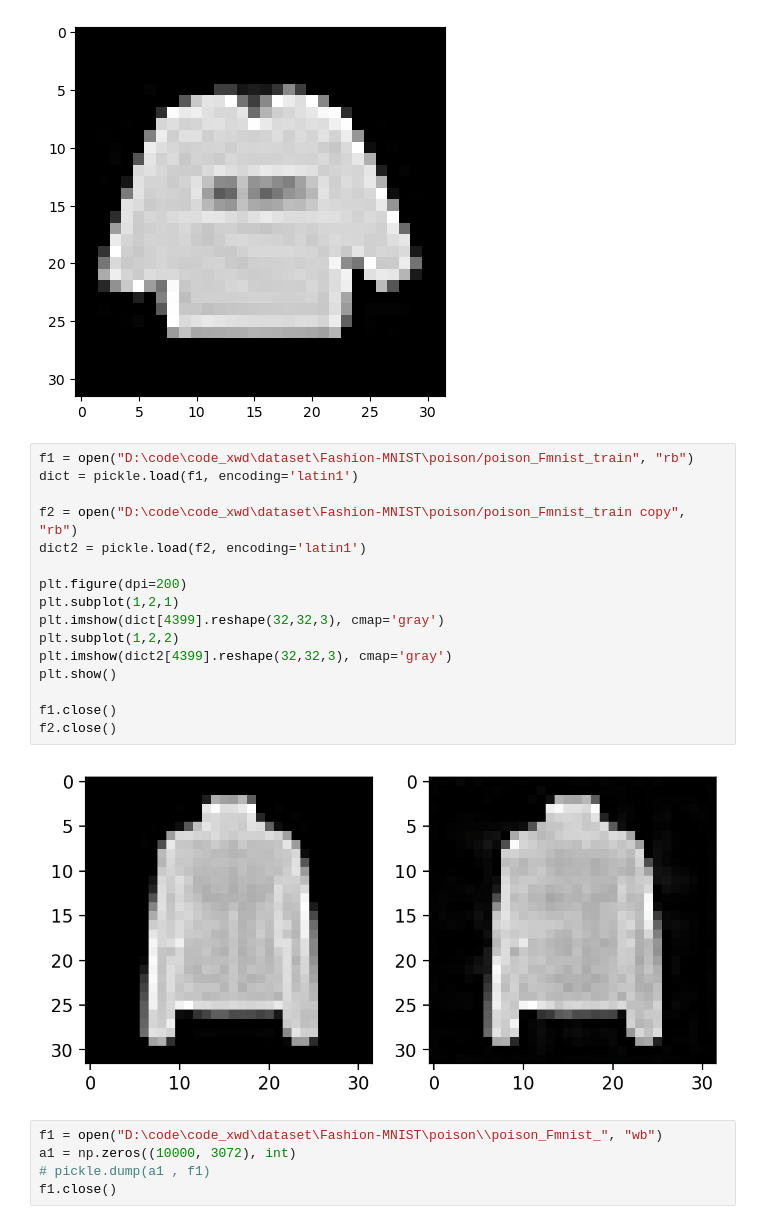
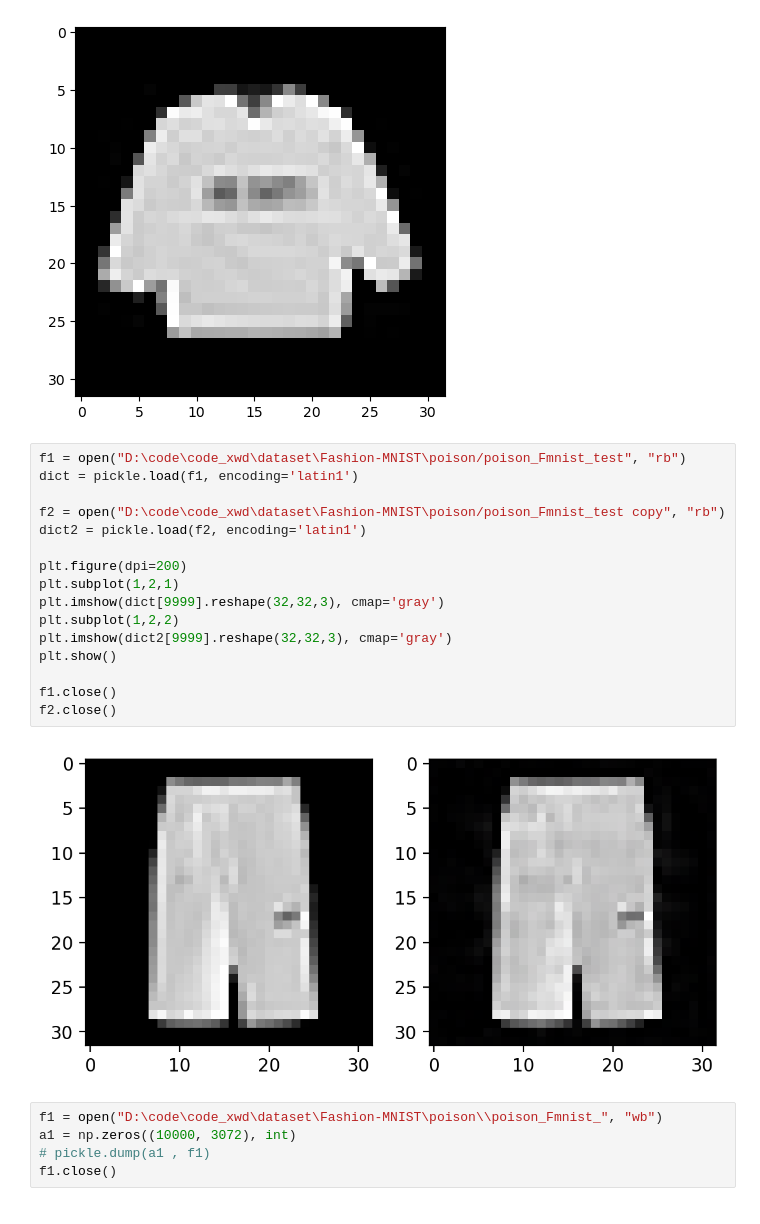
Before and after one commit to imomoe233/xwdaer_utils, a Jupyter notebook: read_change_mnist.ipynb, the cells around one changed output. Drawn from its saved outputs; the diff is of its cells as text.

```diff
--- a/read_change_mnist.ipynb
+++ b/read_change_mnist.ipynb
@@ -273,23 +273,23 @@ if __name__ == "__main__":
 # %% [output]
 [figure]
 # %%
-f1 = open("D:\code\code_xwd\dataset\Fashion-MNIST\poison/poison_Fmnist_train", "rb")
+f1 = open("D:\code\code_xwd\dataset\Fashion-MNIST\poison/poison_Fmnist_test", "rb")
 dict = pickle.load(f1, encoding='latin1')
 
-f2 = open("D:\code\code_xwd\dataset\Fashion-MNIST\poison/poison_Fmnist_train copy", "rb")
+f2 = open("D:\code\code_xwd\dataset\Fashion-MNIST\poison/poison_Fmnist_test copy", "rb")
 dict2 = pickle.load(f2, encoding='latin1')
 
 plt.figure(dpi=200)
 plt.subplot(1,2,1)
-plt.imshow(dict[4399].reshape(32,32,3), cmap='gray')
+plt.imshow(dict[9999].reshape(32,32,3), cmap='gray')
 plt.subplot(1,2,2)
-plt.imshow(dict2[4399].reshape(32,32,3), cmap='gray')
+plt.imshow(dict2[9999].reshape(32,32,3), cmap='gray')
 plt.show()
 
 f1.close()
 f2.close()
 # %% [output]
-[figure, old version]
+[figure, new version]
 # %%
 f1 = open("D:\code\code_xwd\dataset\Fashion-MNIST\poison\\poison_Fmnist_", "wb")
 a1 = np.zeros((10000, 3072), int)
```
Also changed, not shown: parts of 1 cell of this notebook, 6 other files.
